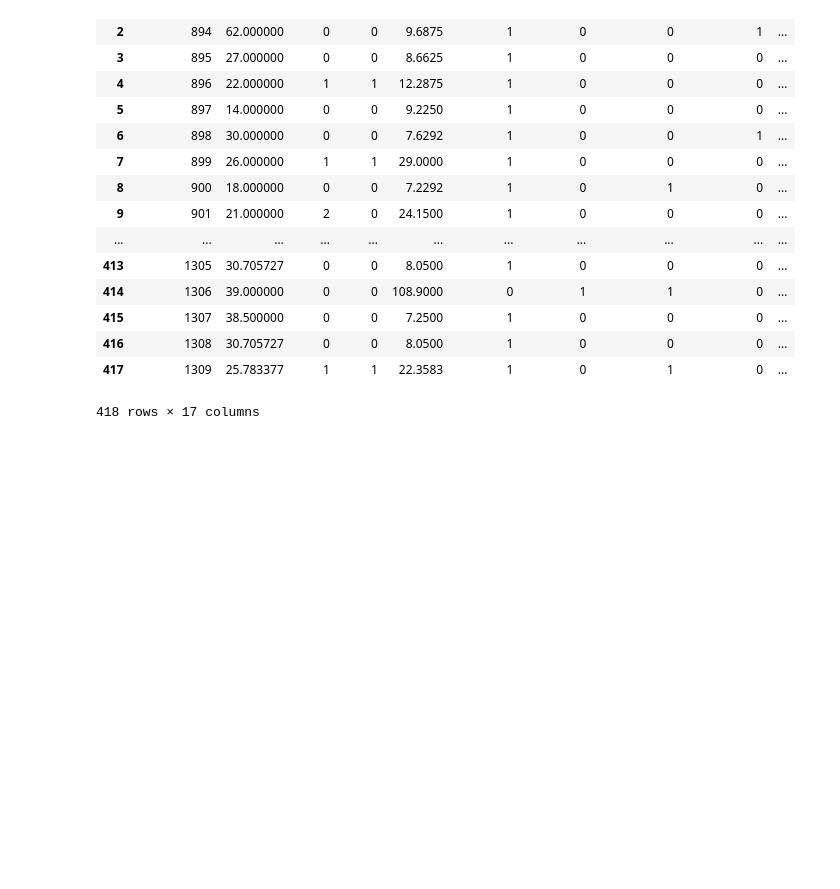
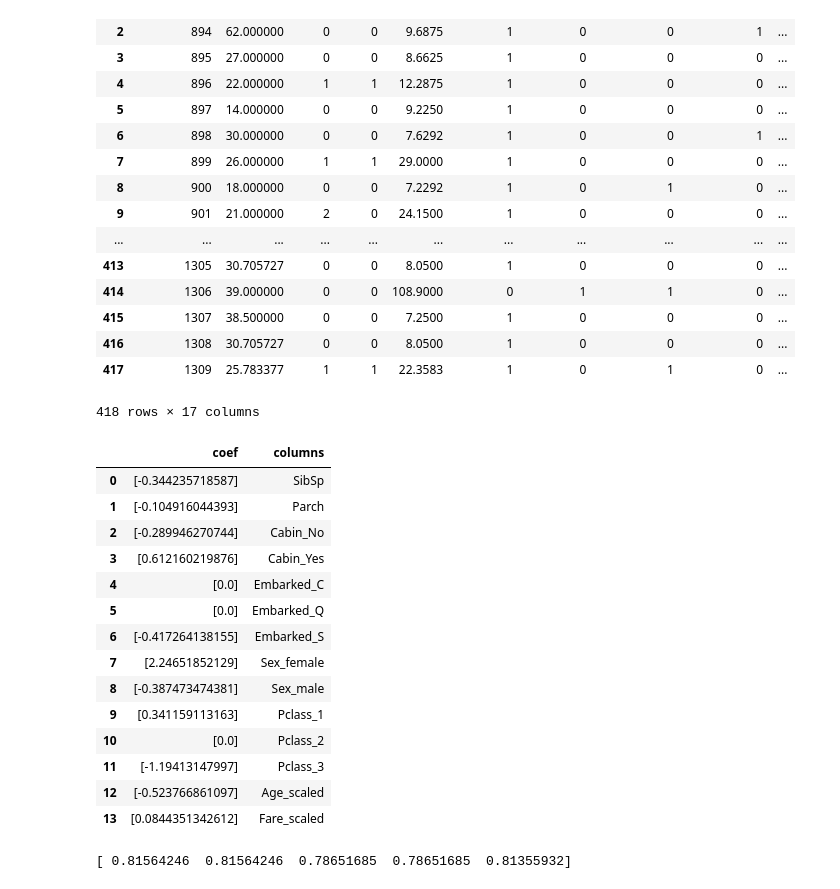
Before and after one commit to billreus/ML, a Jupyter notebook: Kaggle/Titanic/logistic_regression_predictions.ipynb, the cells around one changed output. Cells and saved outputs as stored; diff of their text form; code cells hidden in the pictures; blank space fills up the shorter version.

```diff
--- a/Kaggle/Titanic/logistic_regression_predictions.ipynb
+++ b/Kaggle/Titanic/logistic_regression_predictions.ipynb
@@ -436,3 +436,34 @@ test = df_test.filter(regex='Age_.*|SibSp|Parch|Fare_.*|Cabin_.*|Embarked_.*|Sex
 predictions = clf.predict(test)
 result = pd.DataFrame({'PassengerId':data_test['PassengerId'].as_matrix(), 'Survived':predictions.astype(np.int32)})
 result.to_csv("D:/CS/ML/Kaggle/Titanic/logistic_regression_predictions.csv", index=False)
+# %%
+pd.DataFrame({"columns":list(train_df.columns)[1:], "coef":list(clf.coef_.T)})
+# %% [output]
+|  | coef | columns |
+| 0 | [-0.344235718587] | SibSp |
+| 1 | [-0.104916044393] | Parch |
+| 2 | [-0.289946270744] | Cabin_No |
+| 3 | [0.612160219876] | Cabin_Yes |
+| 4 | [0.0] | Embarked_C |
+| 5 | [0.0] | Embarked_Q |
+| 6 | [-0.417264138155] | Embarked_S |
+| 7 | [2.24651852129] | Sex_female |
+| 8 | [-0.387473474381] | Sex_male |
+| 9 | [0.341159113163] | Pclass_1 |
+| 10 | [0.0] | Pclass_2 |
+| 11 | [-1.19413147997] | Pclass_3 |
+| 12 | [-0.523766861097] | Age_scaled |
+| 13 | [0.0844351342612] | Fare_scaled |
+# %%
+# 交叉验证
+
+from sklearn import cross_validation
+
+ #简单看看打分情况
+clf = linear_model.LogisticRegression(C=1.0, penalty='l1', tol=1e-6)
+all_data = df.filter(regex='Survived|Age_.*|SibSp|Parch|Fare_.*|Cabin_.*|Embarked_.*|Sex_.*|Pclass_.*')
+X = all_data.as_matrix()[:,1:]
+y = all_data.as_matrix()[:,0]
+print (cross_validation.cross_val_score(clf, X, y, cv=5))
+# %% [output]
+[ 0.81564246  0.81564246  0.78651685  0.78651685  0.81355932]
```
Also changed, not shown: parts of 5 cells of this notebook, 9 other files.
